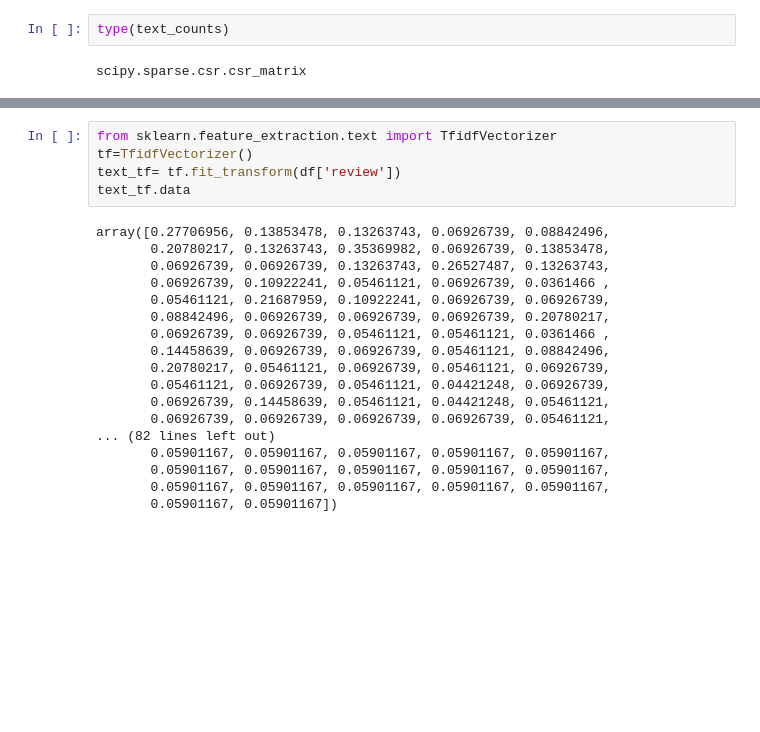
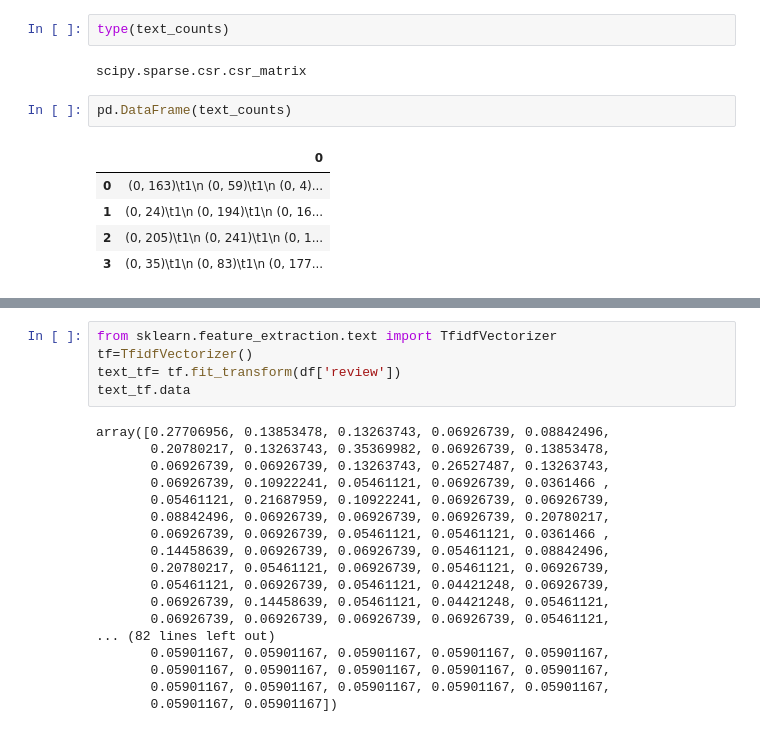
Before and after one commit to learn-co-students/nyc-mhtn-ds-060319-lectures, a Jupyter notebook: Mod_6/Intro_to_NLP.ipynb, the cells around one changed output, grey strips where cells are left out. Drawn from its saved outputs; the diff is of its cells as text; blank space fills up the shorter version.

```diff
--- a/Mod_6/Intro_to_NLP.ipynb
+++ b/Mod_6/Intro_to_NLP.ipynb
@@ -237,3 +262,11 @@ text_counts= cv.fit_transform(df['review'])
 type(text_counts)
 # %% [output]
 scipy.sparse.csr.csr_matrix
+# %%
+pd.DataFrame(text_counts)
+# %% [output]
+|  | 0 |
+| 0 | (0, 163)\t1\n (0, 59)\t1\n (0, 4)... |
+| 1 | (0, 24)\t1\n (0, 194)\t1\n (0, 16... |
+| 2 | (0, 205)\t1\n (0, 241)\t1\n (0, 1... |
+| 3 | (0, 35)\t1\n (0, 83)\t1\n (0, 177... |
```
Also changed, not shown: parts of 26 cells of this notebook, 1 other file.
